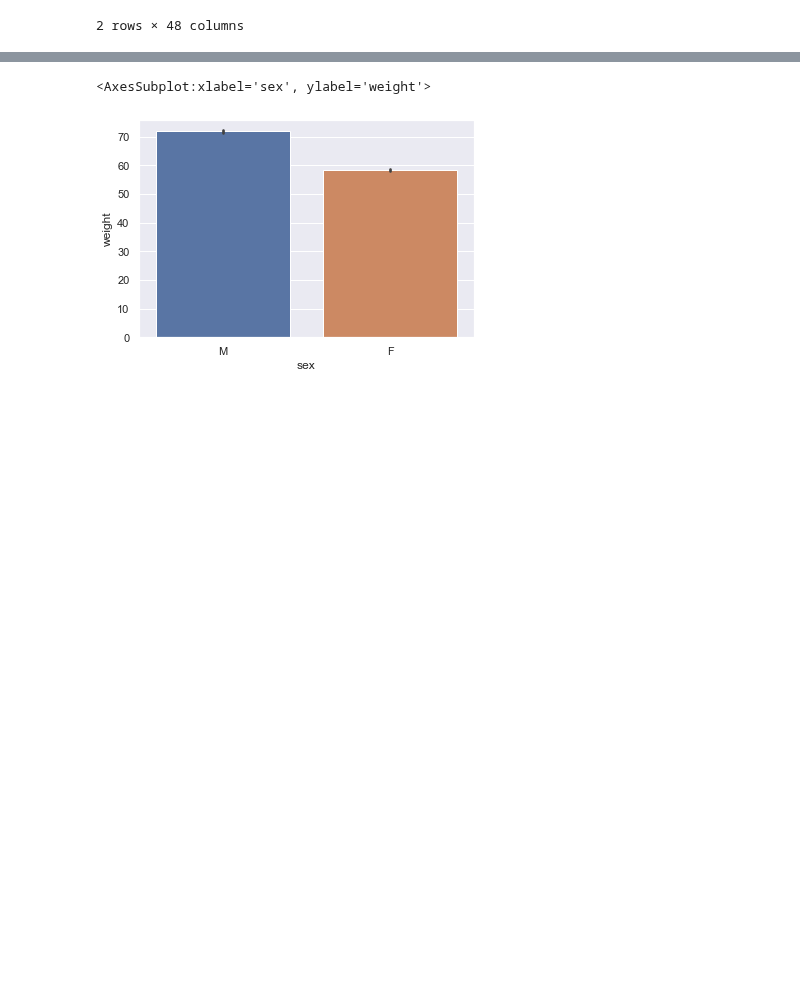
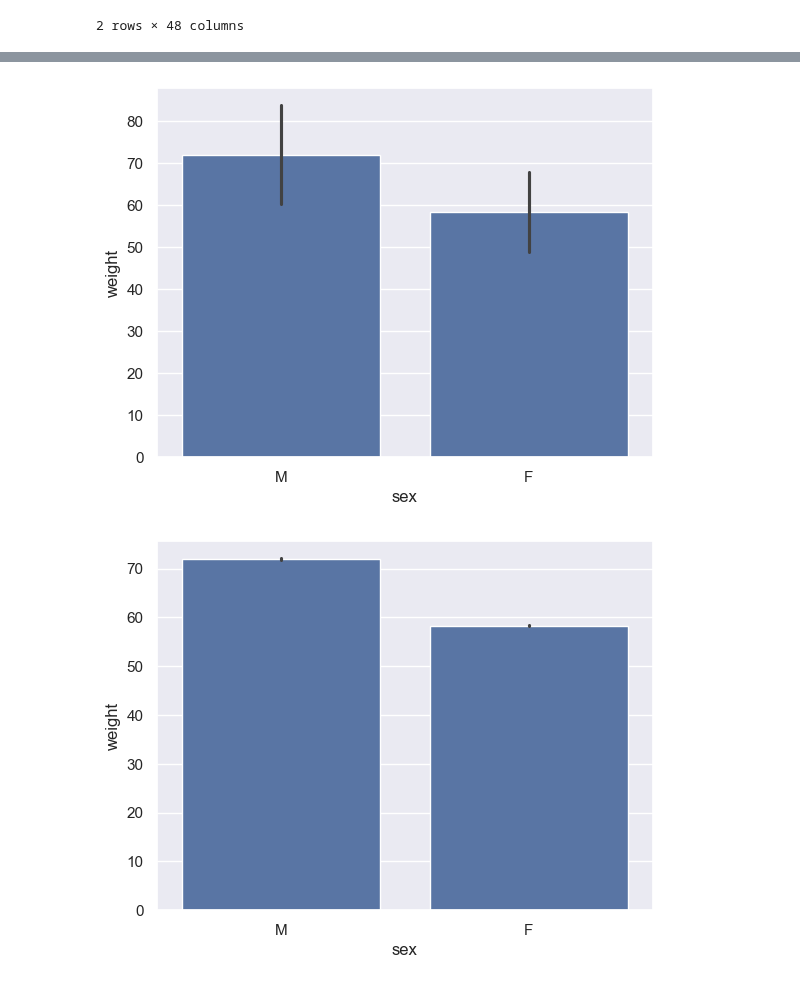
Before and after one commit to KwangyeolBaek/biodata2026, a Jupyter notebook: ch03_practice.ipynb, the cells around one changed output, grey strips where cells are left out. Cells and saved outputs as stored; diff of their text form; code cells hidden in the pictures; blank space fills up the shorter version.

```diff
--- a/ch03_practice.ipynb
+++ b/ch03_practice.ipynb
@@ -21,7 +18,7 @@ sns.set()
 '%.3f'
 # %%
 # .csv 파일 읽어들이기
-data1 = pd.read_csv('health2018.csv')
+data1 = pd.read_csv('https://raw.githubusercontent.com/KwangyeolBaek/biodata2026/main/health2018.csv')
 data1
 # %% [output]
 |  | ID | sex | age | height | weight | waist | BMI | Blood_glucose |
@@ -179,6 +212,9 @@ sns.violinplot(x = "sex", y  = "weight", data = data1)
 # %%
-# 막대그래프
-sns.barplot(x = "sex", y  = "weight", data = data1)
+# 막대그래프: 오차막대 (error bar) 조절
+sns.barplot(x = "sex", y  = "weight", data = data1, errorbar = 'sd')
+plt.show()
+sns.barplot(x = "sex", y  = "weight", data = data1, errorbar = 'se')
+plt.show()
 # %% [output]
-<AxesSubplot:xlabel='sex', ylabel='weight'>
-[figure, old version]
+[figure, new version]
+[figure, added]
```
Also changed, not shown: parts of 18 cells of this notebook, 2 other files.
